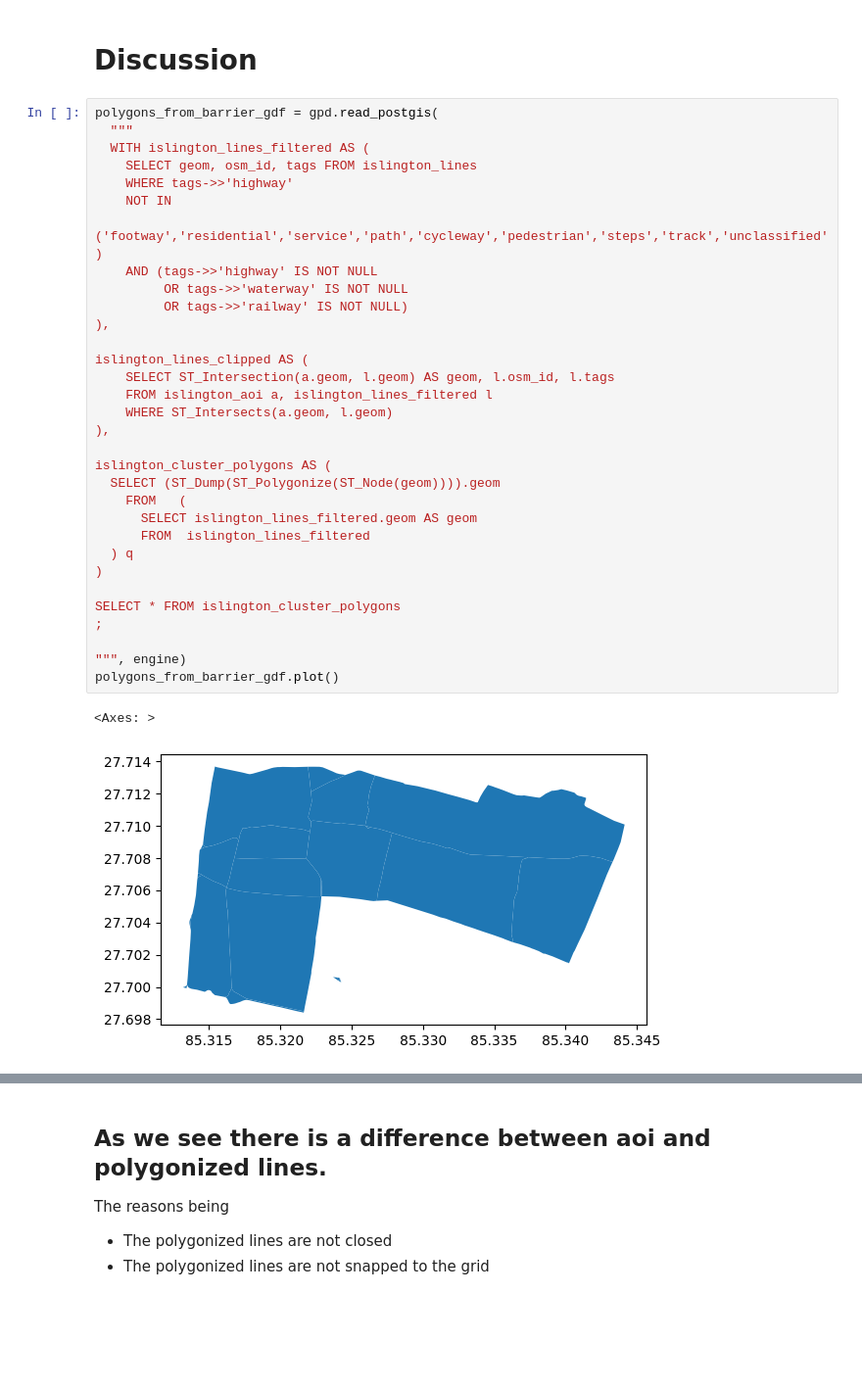
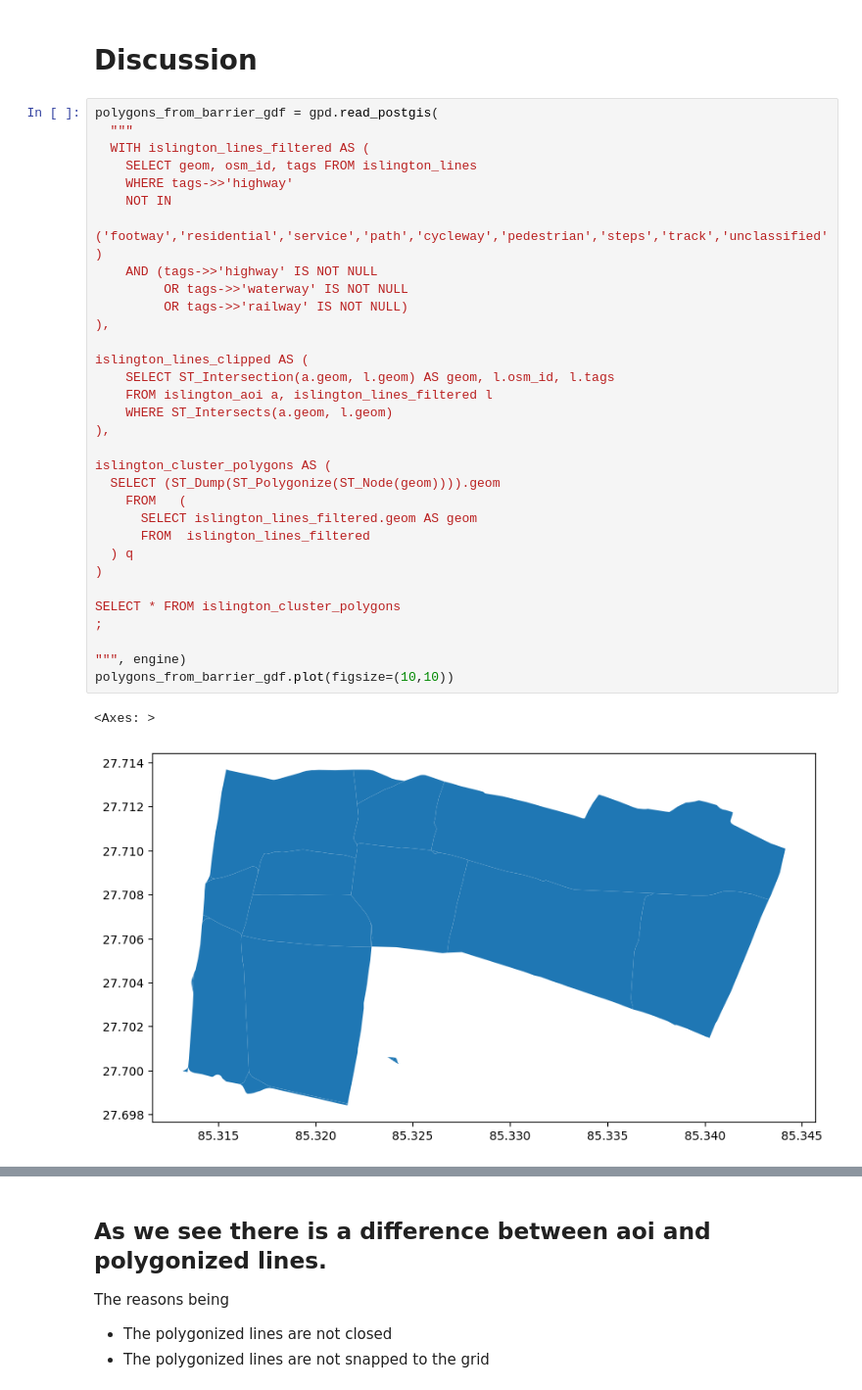
Before and after one commit to fmtm-hackathon/Bug-Developers, a Jupyter notebook: solution.ipynb, the cells around one changed output, grey strips where cells are left out. Shown at 98% size. Drawn from its saved outputs; the diff is of its cells as text; blank space fills up the shorter version.

```diff
--- a/solution.ipynb
+++ b/solution.ipynb
@@ -137,35 +137,35 @@ polygons_from_barrier_gdf = gpd.read_postgis(
   WITH islington_lines_filtered AS (
     SELECT geom, osm_id, tags FROM islington_lines
     WHERE tags->>'highway'
     NOT IN
     ('footway','residential','service','path','cycleway','pedestrian','steps','track','unclassified')
     AND (tags->>'highway' IS NOT NULL
          OR tags->>'waterway' IS NOT NULL
          OR tags->>'railway' IS NOT NULL)
 ),
 
 islington_lines_clipped AS (
     SELECT ST_Intersection(a.geom, l.geom) AS geom, l.osm_id, l.tags
     FROM islington_aoi a, islington_lines_filtered l
     WHERE ST_Intersects(a.geom, l.geom)
 ),
 
 islington_cluster_polygons AS (
   SELECT (ST_Dump(ST_Polygonize(ST_Node(geom)))).geom
     FROM   (
       SELECT islington_lines_filtered.geom AS geom
       FROM  islington_lines_filtered
   ) q
 )
 
 SELECT * FROM islington_cluster_polygons
 ;
 
 """, engine)
-polygons_from_barrier_gdf.plot()
+polygons_from_barrier_gdf.plot(figsize=(10,10))
 # %% [output]
 <Axes: >
-[figure, old version]
+[figure, new version]
 # %%
 aoi_gdf = gpd.read_postgis(
   """
```
Also changed, not shown: parts of 2 cells of this notebook.
